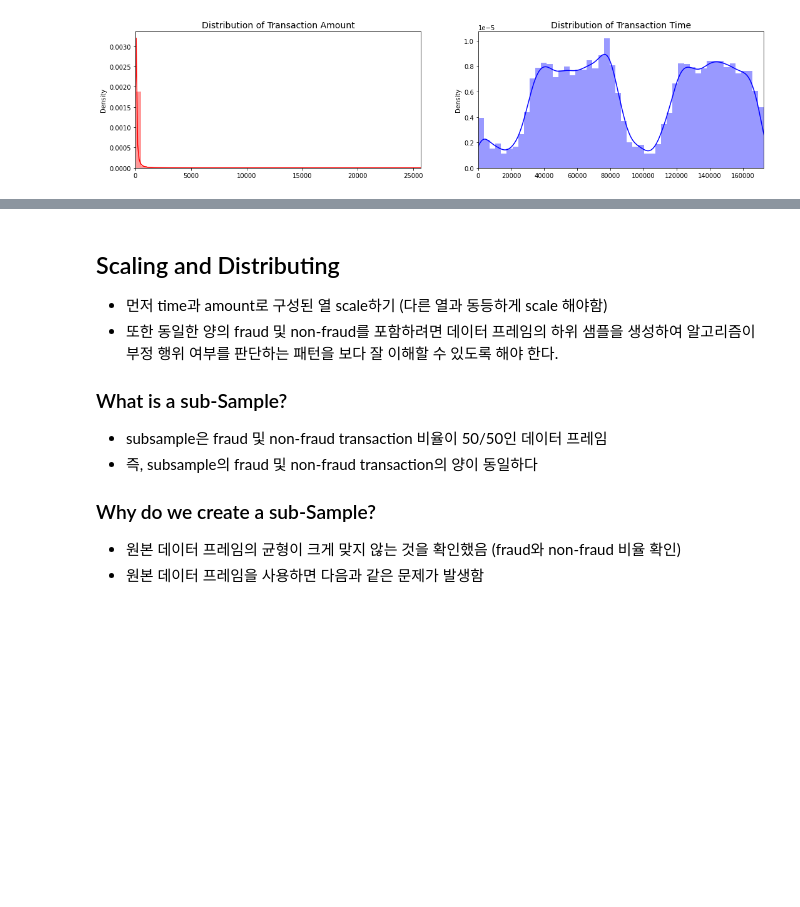
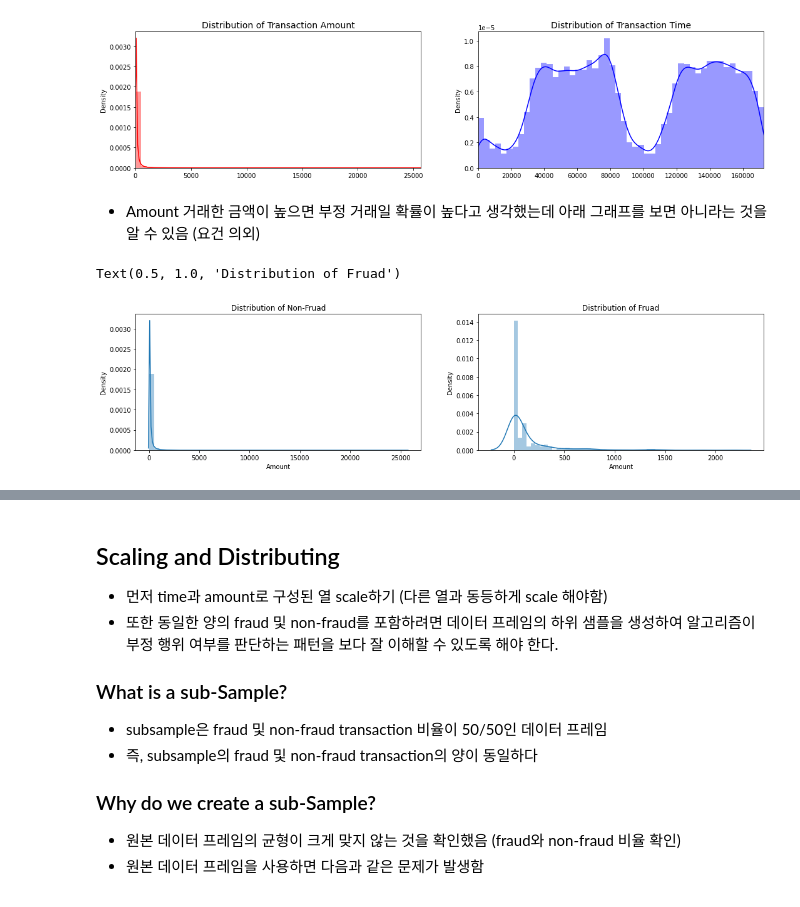
Before and after one commit to bluvory/Fraud_Detection, a Jupyter notebook: bb.ipynb, the cells around one changed output, grey strips where cells are left out. Cells and saved outputs as stored; diff of their text form; code cells hidden in the pictures; blank space fills up the shorter version.

```diff
--- a/bb.ipynb
+++ b/bb.ipynb
@@ -160,3 +167,16 @@ ax[1].set_xlim([min(time_val), max(time_val)])
 plt.show()
 # %% [output]
 [figure]
+# %% [markdown]
+- Amount 거래한 금액이 높으면 부정 거래일 확률이 높다고 생각했는데 아래 그래프를 보면 아니라는 것을 알 수 있음 (요건 의외)
+# %%
+fig, ax = plt.subplots(1, 2, figsize=(18,4))
+
+sns.distplot(df[df['Class'] == 0]['Amount'], ax=ax[0])
+ax[0].set_title('Distribution of Non-Fruad')
+
+sns.distplot(df[df['Class'] == 1]['Amount'], ax=ax[1])
+ax[1].set_title('Distribution of Fruad')
+# %% [output]
+Text(0.5, 1.0, 'Distribution of Fruad')
+[figure, added]
```
Also changed, not shown: parts of 21 cells of this notebook, 2 other files.
